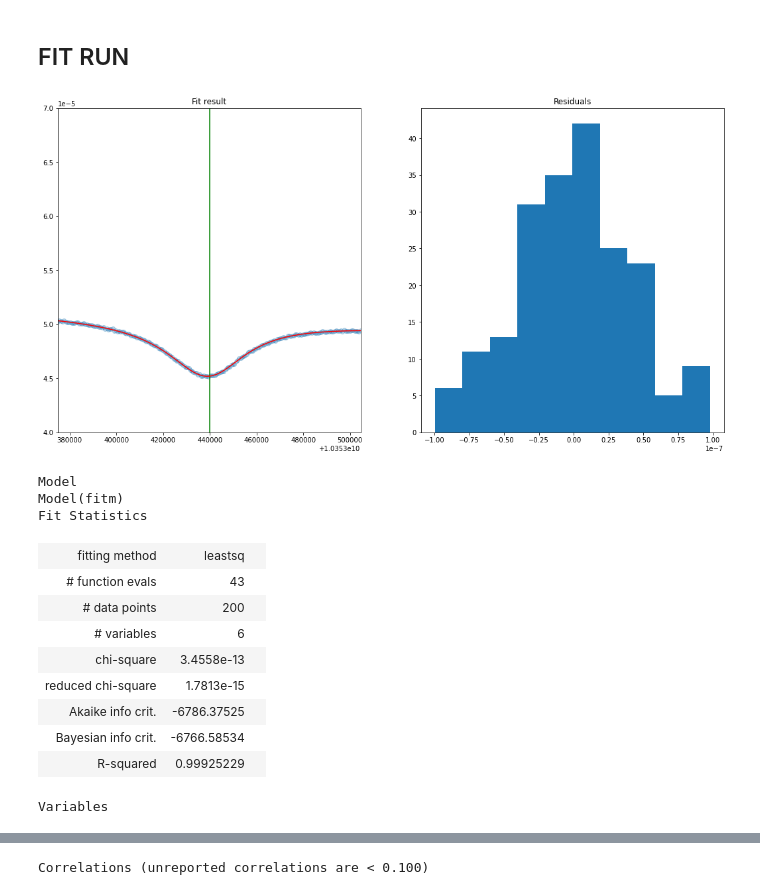
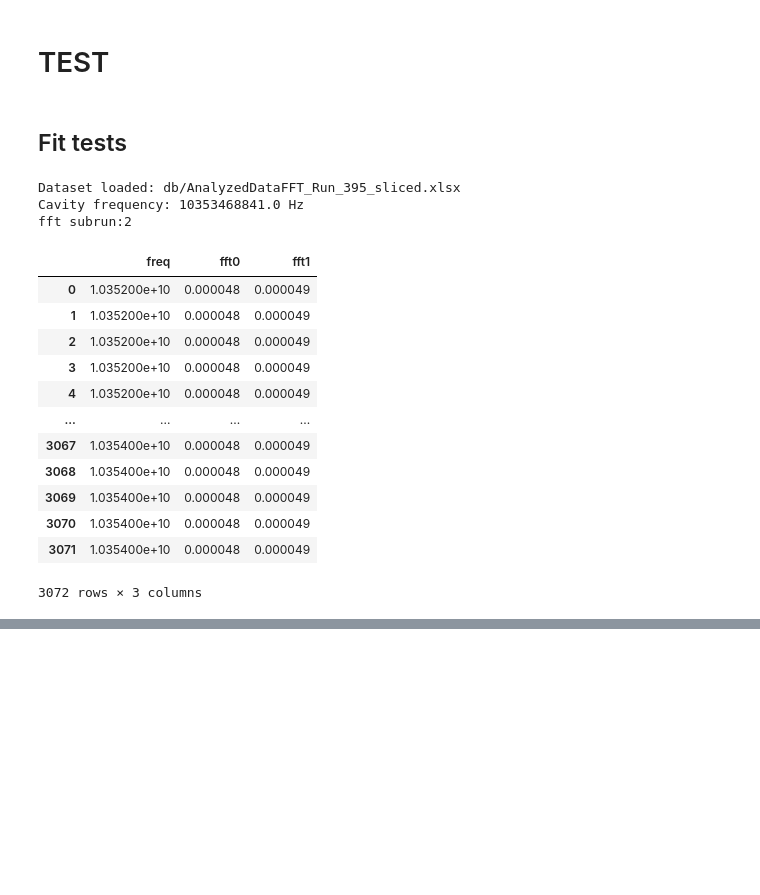
Before and after one commit to Manfredi1/QUAX_project, a Jupyter notebook: Fit_run.ipynb, the cells around one changed output, grey strips where cells are left out. Drawn from its saved outputs; the diff is of its cells as text; code cells hidden in the pictures; blank space fills up the shorter version.

Commit message:
ADD E functions for everything

```diff
--- a/Fit_run.ipynb
+++ b/Fit_run.ipynb
@@ -13,21 +16,0 @@ from lmfit import Model
-# %%
-def load_dataset(path_folder,run):
-    path=path_folder+"AnalyzedDataFFT_Run_"+str(run)+"_sliced.xlsx"
-    meta = pd.read_excel(path,sheet_name=0,header=None)
-    freq = pd.read_excel(path,sheet_name=1)[1]
-    fft = pd.read_excel(path,sheet_name=2)
-
-    data=pd.DataFrame({'freq':freq})
-
-    columns=fft.columns
-
-    j=0
-    for column in columns[1:]:
-        colname = 'fft' + str(run)+"_"+str(j)
-        data[colname]=fft[column]
-
-        j+=1
-
-    cavity_freq=meta.iloc[3,1]
-
-    return data,cavity_freq
@@ -69,0 +17,21 @@ def fit_run(path_folder,run,subrun=0):
+# %%
+# load dataset including metadata info
+def load_dataset(run, path='db/'):
+    file = f'{path}AnalyzedDataFFT_Run_{run}_sliced.xlsx'
+    meta = pd.read_excel(file,sheet_name=0,header=None)
+    freq = pd.read_excel(file,sheet_name=1)             # frequecies
+    fft  = pd.read_excel(file,sheet_name=2)             # power
+
+    data = pd.DataFrame({'freq':freq[1]})
+
+    col = 0
+    for col_name in fft.columns: # load all the subruns
+        if col > 0:
+            data[f'fft{col-1}'] = fft[col_name]
+        col += 1
+
+    center = meta[1][3]
+
+    print(f'Dataset loaded: {file}\nCavity frequency: {center} Hz\nfft subrun:{len(data.columns)-1}')
+
+    return data,center
@@ -70,19 +234,24 @@ def fit_run(path_folder,run,subrun=0):
 # %% [markdown]
-## FIT RUN
+# TEST
+# %% [markdown]
+## Fit tests
 # %%
-fit_run("db/",413)
+data,center = load_dataset(395)
+data
 # %% [output]
-[figure, removed]
-Model
-Model(fitm)
-Fit Statistics
+Dataset loaded: db/AnalyzedDataFFT_Run_395_sliced.xlsx
+Cavity frequency: 10353468841.0 Hz
+fft subrun:2
-| fitting method | leastsq |  |
-| # function evals | 43 |  |
-| # data points | 200 |  |
-| # variables | 6 |  |
-| chi-square | 3.4558e-13 |  |
-| reduced chi-square | 1.7813e-15 |  |
-| Akaike info crit. | -6786.37525 |  |
-| Bayesian info crit. | -6766.58534 |  |
-| R-squared | 0.99925229 |  |
+|  | freq | fft0 | fft1 |
+| 0 | 1.035200e+10 | 0.000048 | 0.000049 |
+| 1 | 1.035200e+10 | 0.000048 | 0.000049 |
+| 2 | 1.035200e+10 | 0.000048 | 0.000049 |
+| 3 | 1.035200e+10 | 0.000048 | 0.000049 |
+| 4 | 1.035200e+10 | 0.000048 | 0.000049 |
+| ... | ... | ... | ... |
+| 3067 | 1.035400e+10 | 0.000048 | 0.000049 |
+| 3068 | 1.035400e+10 | 0.000048 | 0.000049 |
+| 3069 | 1.035400e+10 | 0.000048 | 0.000049 |
+| 3070 | 1.035400e+10 | 0.000048 | 0.000049 |
+| 3071 | 1.035400e+10 | 0.000048 | 0.000049 |
-Variables
+3072 rows × 3 columns
@@ -96 +257,0 @@ Variables
-Correlations (unreported correlations are < 0.100)
```
Also changed, not shown: parts of 33 cells of this notebook.
